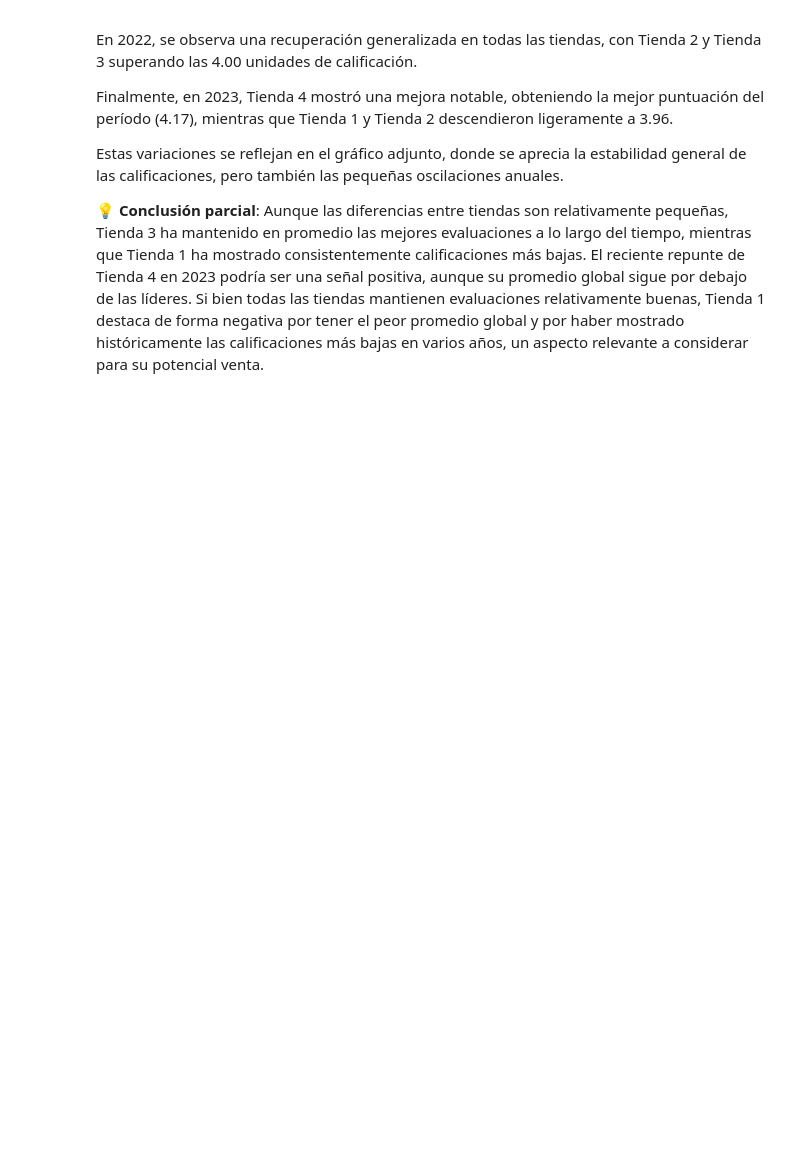
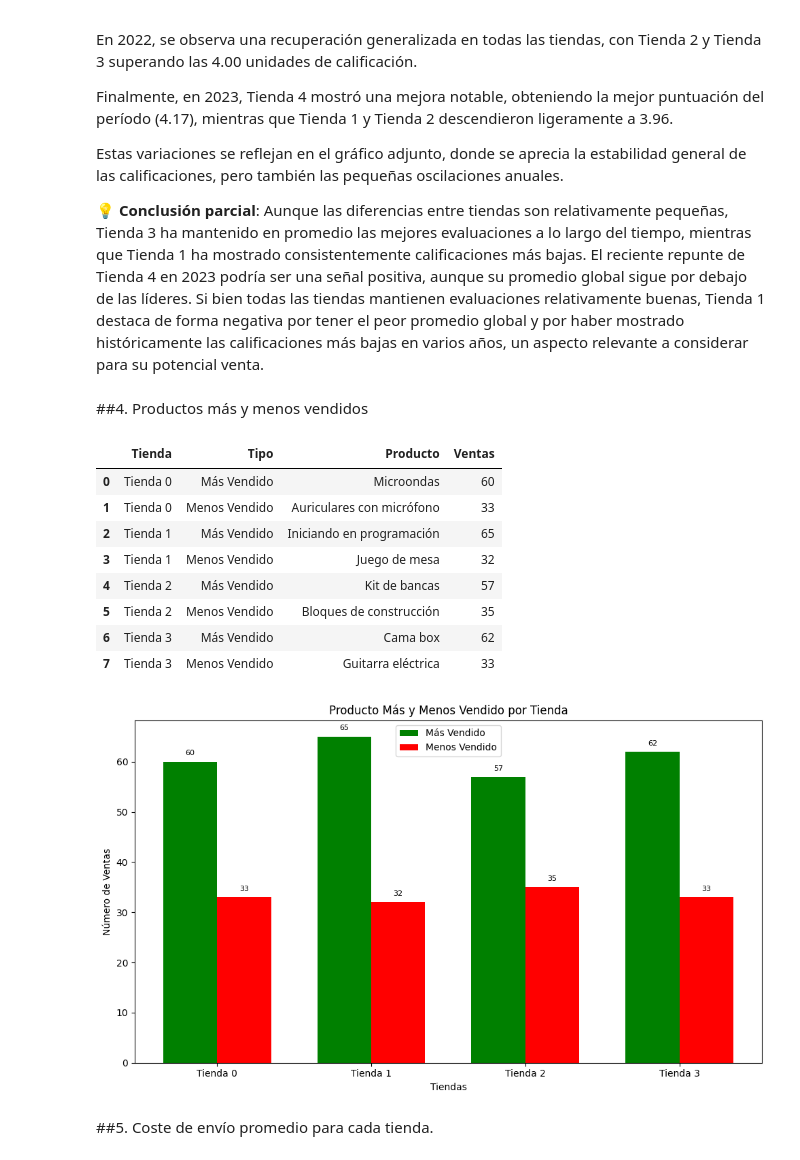
Before and after one commit to Near-o7/desafio1_dataScience, a Jupyter notebook: AluraStoreLatam.ipynb, the cells around one changed output. Cells and saved outputs as stored; diff of their text form; code cells hidden in the pictures; blank space fills up the shorter version.

```diff
--- a/AluraStoreLatam.ipynb
+++ b/AluraStoreLatam.ipynb
@@ -586,3 +623,21 @@ Finalmente, en 2023, Tienda 4 mostró una mejora notable, obteniendo la mejor pu
 Estas variaciones se reflejan en el gráfico adjunto, donde se aprecia la estabilidad general de las calificaciones, pero también las pequeñas oscilaciones anuales.
 
 **💡 Conclusión parcial**: Aunque las diferencias entre tiendas son relativamente pequeñas, Tienda 3 ha mantenido en promedio las mejores evaluaciones a lo largo del tiempo, mientras que Tienda 1 ha mostrado consistentemente calificaciones más bajas. El reciente repunte de Tienda 4 en 2023 podría ser una señal positiva, aunque su promedio global sigue por debajo de las líderes. Si bien todas las tiendas mantienen evaluaciones relativamente buenas, Tienda 1 destaca de forma negativa por tener el peor promedio global y por haber mostrado históricamente las calificaciones más bajas en varios años, un aspecto relevante a considerar para su potencial venta.
+# %% [markdown]
+##4. Productos más y menos vendidos
+# %%
+display(comparativa)
+comparativo_productos_fig
+# %% [output]
+|  | Tienda | Tipo | Producto | Ventas |
+| 0 | Tienda 0 | Más Vendido | Microondas | 60 |
+| 1 | Tienda 0 | Menos Vendido | Auriculares con micrófono | 33 |
+| 2 | Tienda 1 | Más Vendido | Iniciando en programación | 65 |
+| 3 | Tienda 1 | Menos Vendido | Juego de mesa | 32 |
+| 4 | Tienda 2 | Más Vendido | Kit de bancas | 57 |
+| 5 | Tienda 2 | Menos Vendido | Bloques de construcción | 35 |
+| 6 | Tienda 3 | Más Vendido | Cama box | 62 |
+| 7 | Tienda 3 | Menos Vendido | Guitarra eléctrica | 33 |
+[figure, added]
+# %% [markdown]
+##5. Coste de envío promedio para cada tienda.
```
Also changed, not shown: parts of 7 cells of this notebook.
